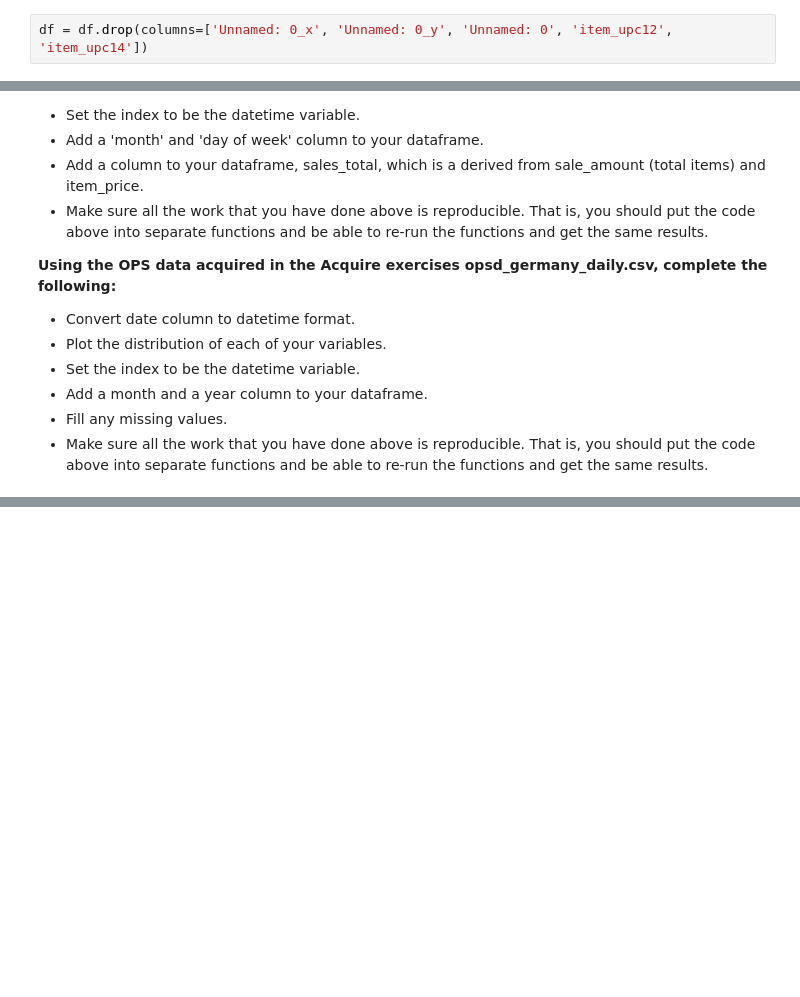
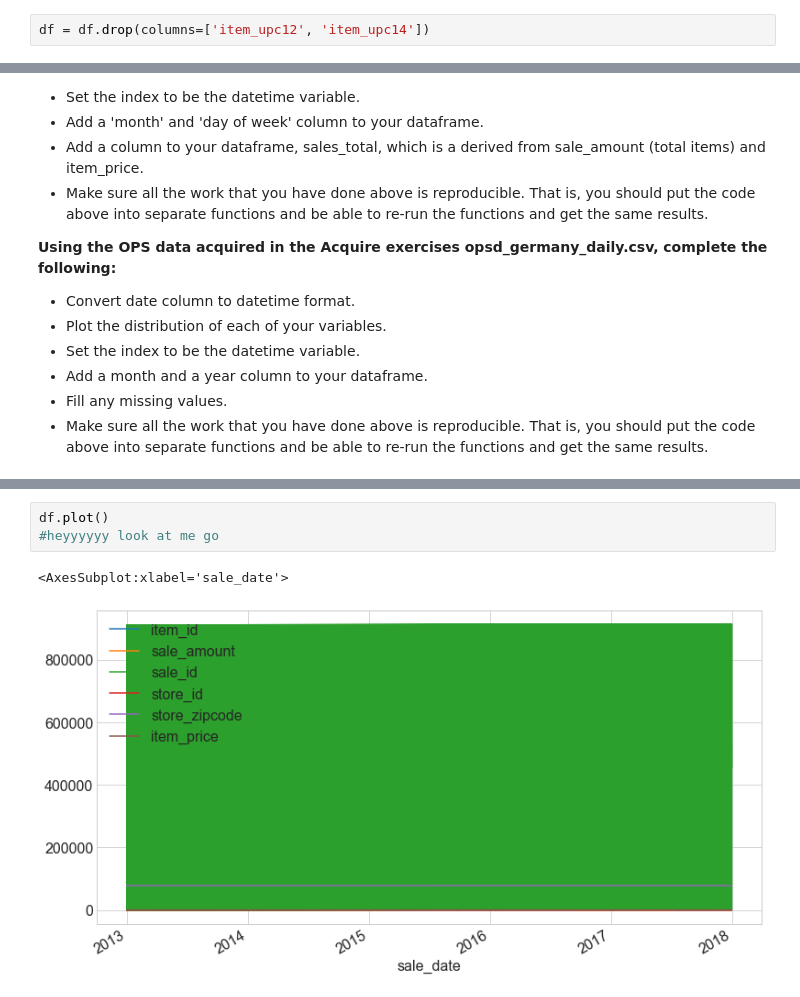
Before and after one commit to VasiliyAMelkozerov/time-series-exercises, a Jupyter notebook: prepare_lesson.ipynb, the cells around one changed output, grey strips where cells are left out. Saved outputs shown, nothing was run; the diff lists cells and outputs as text; blank space fills up the shorter version.

```diff
--- a/prepare_lesson.ipynb
+++ b/prepare_lesson.ipynb
@@ -29,2 +32,2 @@ NameError: name 'get_store_item_demand_data' is not defined
 # %%
-df = df.drop(columns=['Unnamed: 0_x', 'Unnamed: 0_y', 'Unnamed: 0', 'item_upc12', 'item_upc14'])
+df = df.drop(columns=['item_upc12', 'item_upc14'])
@@ -310,0 +558,6 @@ The end result of this exercise should be a file named `prepare.py`.
+# %%
+df.plot()
+#heyyyyyy look at me go
+# %% [output]
+<AxesSubplot:xlabel='sale_date'>
+[figure, added]
```
Also changed, not shown: parts of 53 cells of this notebook, 8 other files.
